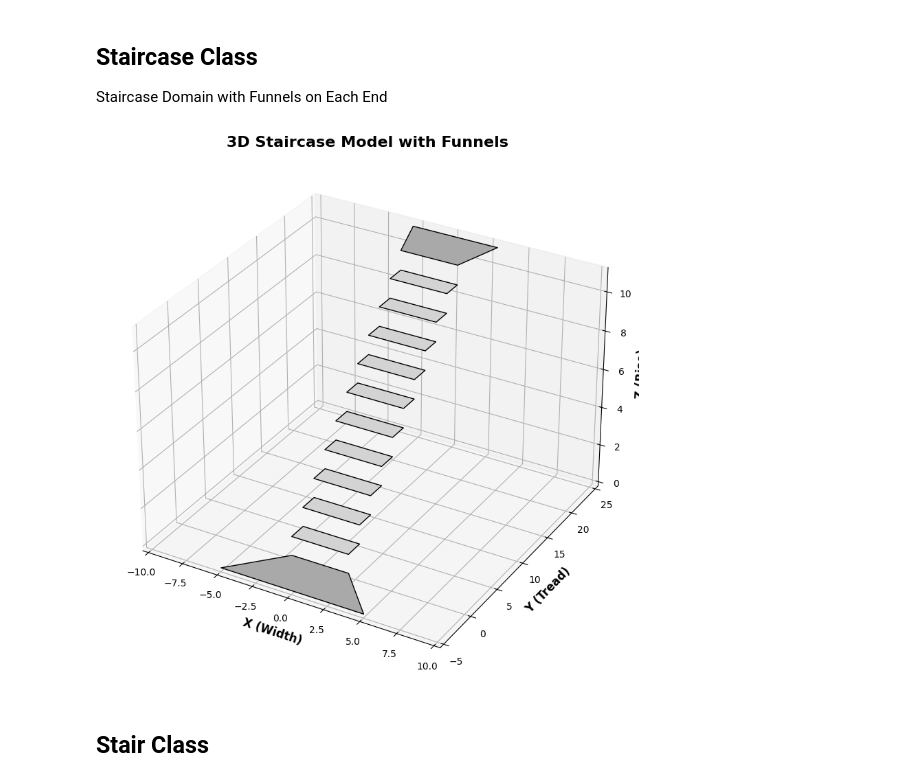
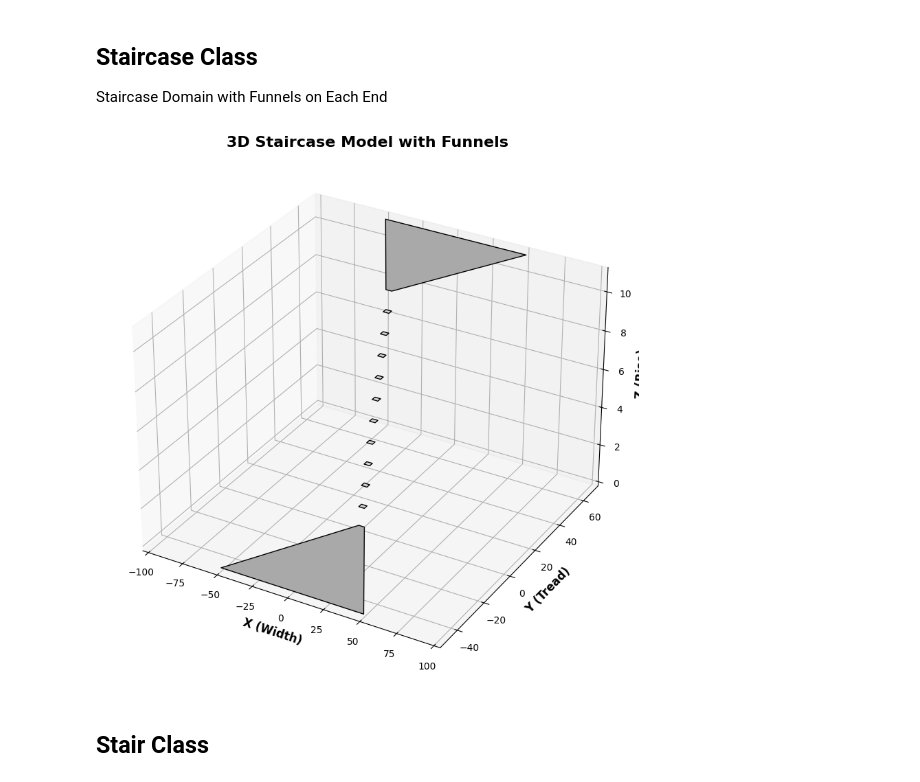
Before and after one commit to zrobers/mcm25, a Jupyter notebook: agent_staircase_model.ipynb, the cells around one changed output. Saved outputs shown, nothing was run; the diff lists cells and outputs as text; code cells hidden in the pictures.

```diff
--- a/agent_staircase_model.ipynb
+++ b/agent_staircase_model.ipynb
@@ -241,37 +248,37 @@ class Staircase:
         vertices = [list(zip(x, y, z))]
         ax.add_collection3d(Poly3DCollection(vertices, facecolors='lightgray', edgecolors='black'))
 
 
     def _draw_funnel(self, ax, points):
         """
         Draws a funnel (either top or bottom).
 
         Args:
             ax: Matplotlib 3D axis.
             points (list): List of (x, y, z) coordinates defining the funnel.
         """
         points = np.array(points)
         x = points[:, 0]
         y = points[:, 1]
         z = points[:, 2]
         vertices = [list(zip(x, y, z))]
         ax.add_collection3d(Poly3DCollection(vertices, facecolors='darkgray', edgecolors='black'))
 
 
 # Example usage
 staircase_with_funnels_aligned = Staircase(
     num_stairs=10,         # Number of intermediary steps
     step_widths=[4] * 10,  # Width of each step
     step_depths=[2] * 10,  # Depth of each step
     step_heights=[1] * 10, # Height of each step
-    funnel_length=5,       # Length of the funnels
-    funnel_width_start=10, # Width of the bottom funnel
-    funnel_width_end=6     # Width of the top funnel
+    funnel_length=50,       # Length of the funnels
+    funnel_width_start=100, # Width of the bottom funnel
+    funnel_width_end=100     # Width of the top funnel
 )
 
 staircase_with_funnels_aligned.draw()
 # %% [output]
-[figure, old version]
+[figure, new version]
 # %% [markdown]
 ## Stair Class
 # %%
```
Also changed, not shown: parts of 3 cells of this notebook.
